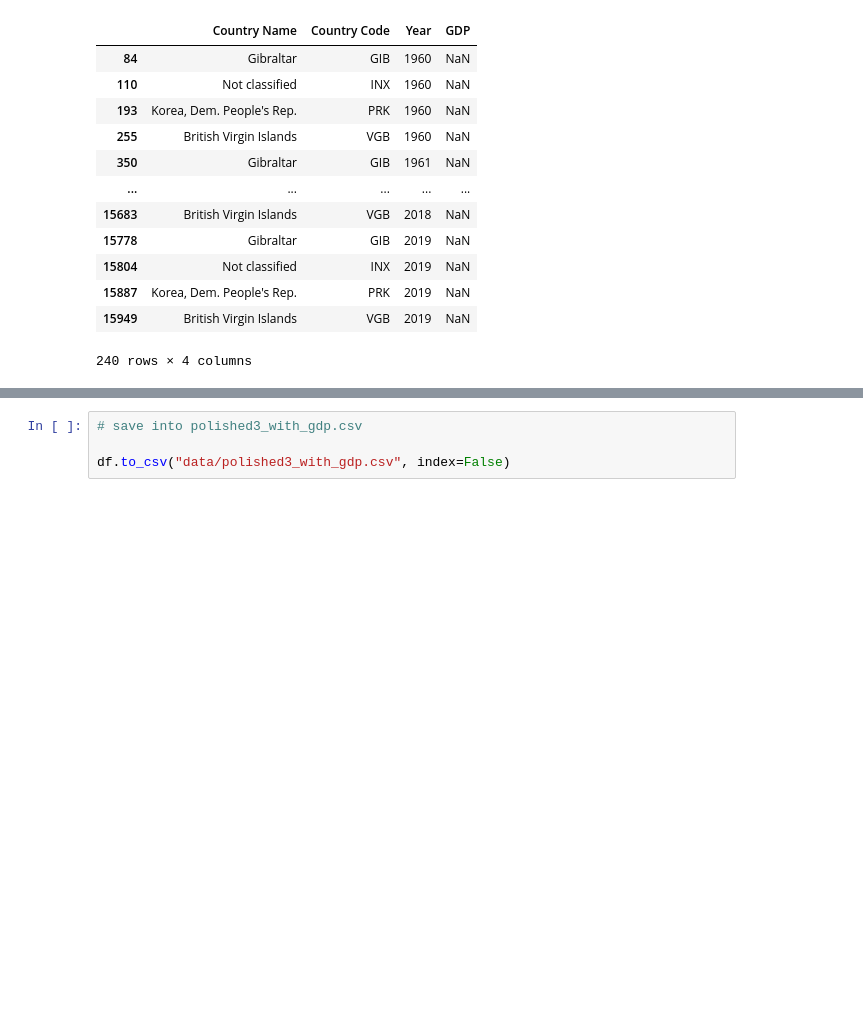
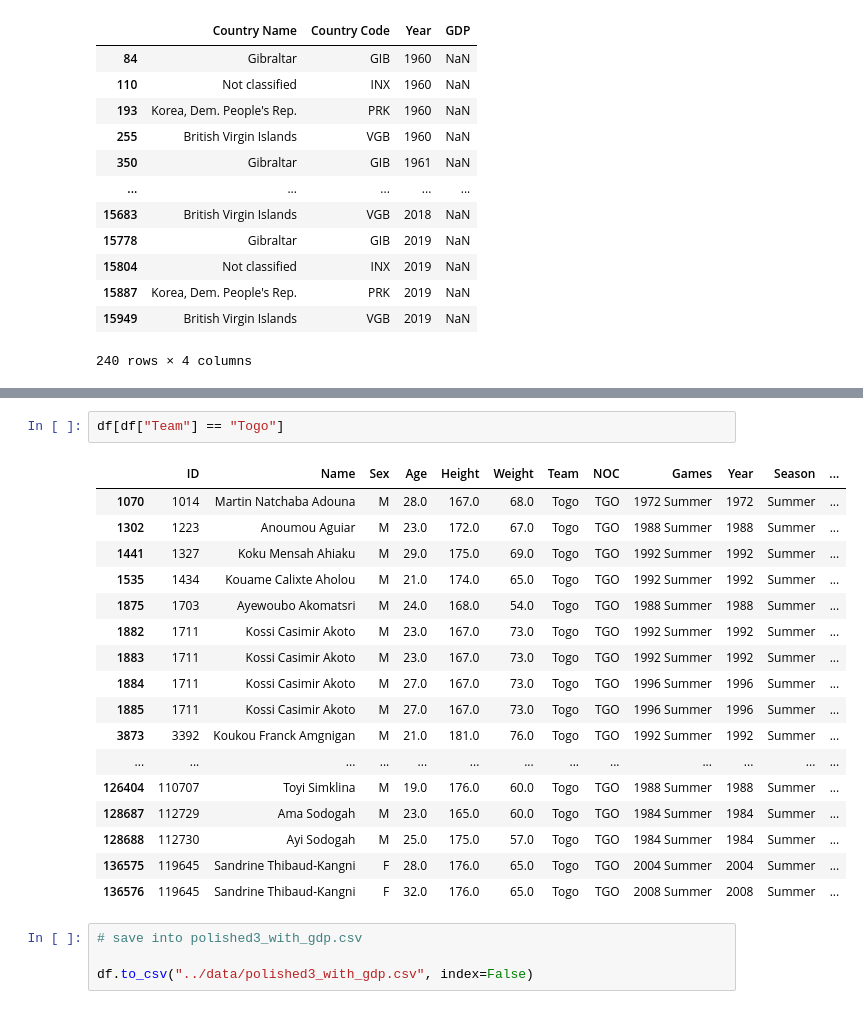
Before and after one commit to Luna-v0/olympic-analyses, a Jupyter notebook: data_transformers/gdp.ipynb, the cells around one changed output, grey strips where cells are left out. Cells and saved outputs as stored; diff of their text form; blank space fills up the shorter version.

```diff
--- a/data_transformers/gdp.ipynb
+++ b/data_transformers/gdp.ipynb
@@ -332,4 +375,24 @@ df
+# %%
+df[df["Team"] == "Togo"]
+# %% [output]
+|  | ID | Name | Sex | Age | Height | Weight | Team | NOC | Games | Year | Season | ... |
+| 1070 | 1014 | Martin Natchaba Adouna | M | 28.0 | 167.0 | 68.0 | Togo | TGO | 1972 Summer | 1972 | Summer | ... |
+| 1302 | 1223 | Anoumou Aguiar | M | 23.0 | 172.0 | 67.0 | Togo | TGO | 1988 Summer | 1988 | Summer | ... |
+| 1441 | 1327 | Koku Mensah Ahiaku | M | 29.0 | 175.0 | 69.0 | Togo | TGO | 1992 Summer | 1992 | Summer | ... |
+| 1535 | 1434 | Kouame Calixte Aholou | M | 21.0 | 174.0 | 65.0 | Togo | TGO | 1992 Summer | 1992 | Summer | ... |
+| 1875 | 1703 | Ayewoubo Akomatsri | M | 24.0 | 168.0 | 54.0 | Togo | TGO | 1988 Summer | 1988 | Summer | ... |
+| 1882 | 1711 | Kossi Casimir Akoto | M | 23.0 | 167.0 | 73.0 | Togo | TGO | 1992 Summer | 1992 | Summer | ... |
+| 1883 | 1711 | Kossi Casimir Akoto | M | 23.0 | 167.0 | 73.0 | Togo | TGO | 1992 Summer | 1992 | Summer | ... |
+| 1884 | 1711 | Kossi Casimir Akoto | M | 27.0 | 167.0 | 73.0 | Togo | TGO | 1996 Summer | 1996 | Summer | ... |
+| 1885 | 1711 | Kossi Casimir Akoto | M | 27.0 | 167.0 | 73.0 | Togo | TGO | 1996 Summer | 1996 | Summer | ... |
+| 3873 | 3392 | Koukou Franck Amgnigan | M | 21.0 | 181.0 | 76.0 | Togo | TGO | 1992 Summer | 1992 | Summer | ... |
+| ... | ... | ... | ... | ... | ... | ... | ... | ... | ... | ... | ... | ... |
+| 126404 | 110707 | Toyi Simklina | M | 19.0 | 176.0 | 60.0 | Togo | TGO | 1988 Summer | 1988 | Summer | ... |
+| 128687 | 112729 | Ama Sodogah | M | 23.0 | 165.0 | 60.0 | Togo | TGO | 1984 Summer | 1984 | Summer | ... |
+| 128688 | 112730 | Ayi Sodogah | M | 25.0 | 175.0 | 57.0 | Togo | TGO | 1984 Summer | 1984 | Summer | ... |
+| 136575 | 119645 | Sandrine Thibaud-Kangni | F | 28.0 | 176.0 | 65.0 | Togo | TGO | 2004 Summer | 2004 | Summer | ... |
+| 136576 | 119645 | Sandrine Thibaud-Kangni | F | 32.0 | 176.0 | 65.0 | Togo | TGO | 2008 Summer | 2008 | Summer | ... |
 # %%
 # save into polished3_with_gdp.csv
 
-df.to_csv("data/polished3_with_gdp.csv", index=False)
+df.to_csv("../data/polished3_with_gdp.csv", index=False)
```
Also changed, not shown: parts of 9 cells of this notebook, 1 other file.
